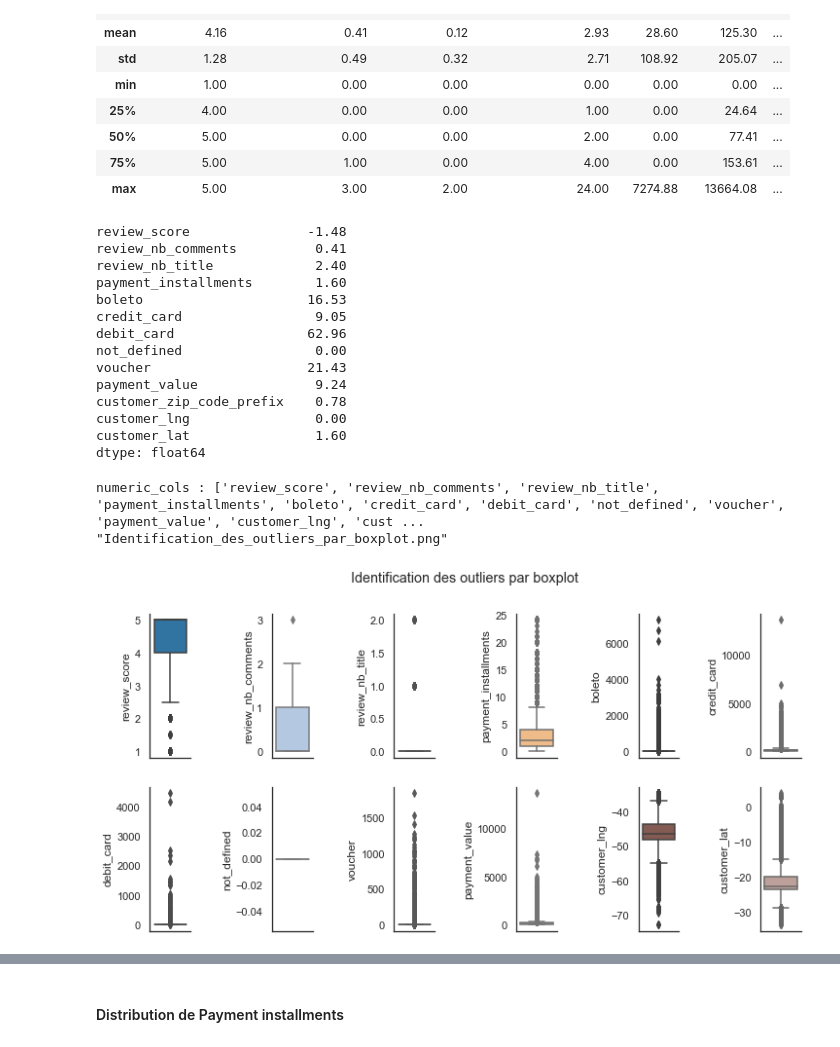
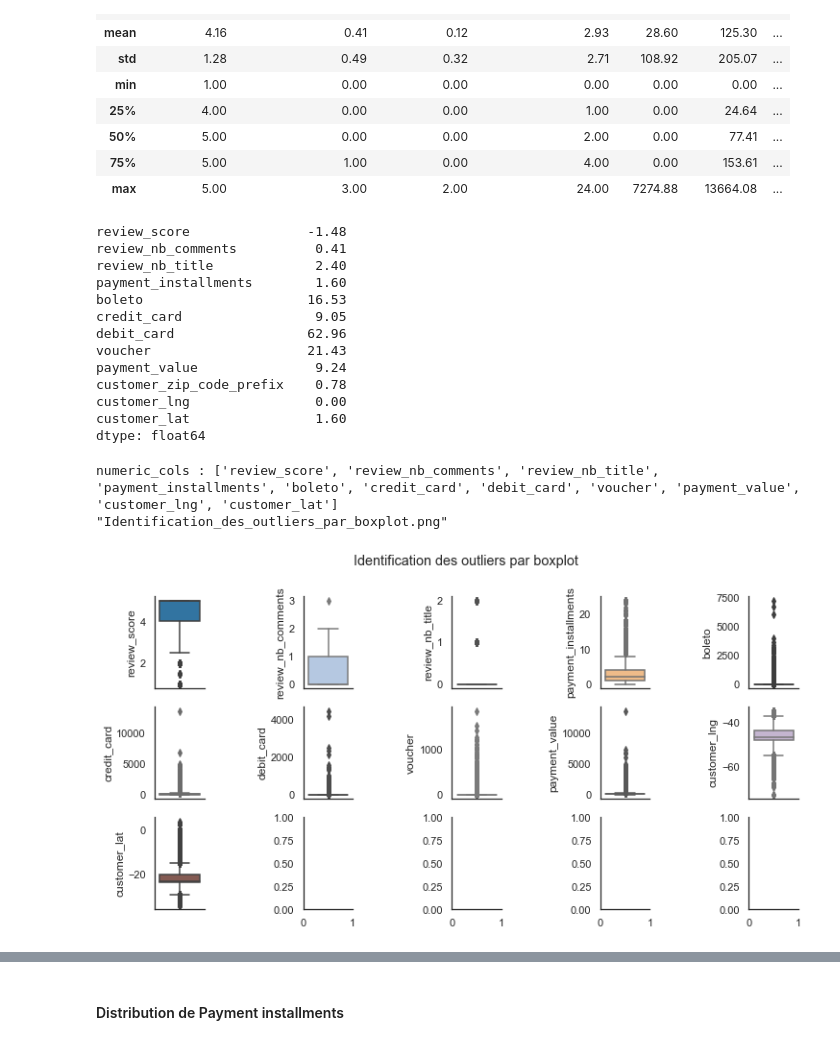
Before and after one commit to mrcreasey/oc-ds-p5-unsupervised-clustering, a Jupyter notebook: P5_01_analyse.ipynb, the cells around one changed output, grey strips where cells are left out. Cells and saved outputs as stored; diff of their text form; code cells hidden in the pictures.

```diff
--- a/P5_01_analyse.ipynb
+++ b/P5_01_analyse.ipynb
@@ -857,7 +861,7 @@ Les vendeurs sont concentrés dans les états du sud du brésil (Sao Paulo, Para
 # %%
 products_en = (products
                .merge(product_category_names, on='product_category_name', how='left')
-               .drop(columns=[])
+               .drop(columns=['product_width_cm','product_height_cm','product_length_cm'])
                )
 products_en.isna().sum().sort_values(ascending=False)
 # %% [output]
@@ -1038,6 +1039,7 @@ print(order_method.shape)
 
 order_payments_agg = pd.merge(
     order_method, order_payments_piv, on='order_id', how='inner')
+order_payments_agg = order_payments_agg.drop(columns='not_defined')
 order_payments_agg[order_payments_agg['voucher'] > 0].tail()
 # %% [output]
 (99440, 6)
@@ -1356,7 +1353,6 @@ payment_installments        1.60
 boleto                     16.53
 credit_card                 9.05
 debit_card                 62.96
-not_defined                 0.00
 voucher                    21.43
 payment_value               9.24
 customer_zip_code_prefix    0.78
@@ -1366,31 +1362,31 @@ dtype: float64
 # %%
 def plot_colonnes_as_box(df: pd.DataFrame, figsize=(12, 6)):
     # mean and median in centre if normal
     numeric_cols = df.select_dtypes('number').columns.tolist()
     print(f'numeric_cols : {numeric_cols}')
     n_rows = 2
-    n_cols = (len(numeric_cols)+1) // n_rows
+    n_cols = (len(numeric_cols)) // n_rows
     if (len(numeric_cols) % n_cols) > 0:
         n_rows += 1
     colors = sns.color_palette("tab20").as_hex()[:len(numeric_cols)+1]
     if len(colors) < len(numeric_cols):
         colors = colors + colors  # max 40 colonnes
     _, ax = plt.subplots(figsize=figsize, ncols=n_cols, nrows=n_rows)
     for i, col in enumerate(numeric_cols):
         sns.boxplot(y=df[col], ax=plt.subplot(
             n_rows, n_cols, i+1), color=colors[i])
         sns.despine()
     # espace entre les plots
     plt.subplots_adjust(wspace=2, hspace=0.2)
     plt.suptitle('Identification des outliers par boxplot')
     to_png()
 
 
 commandes.pipe(plot_colonnes_as_box)
 # %% [output]
-numeric_cols : ['review_score', 'review_nb_comments', 'review_nb_title', 'payment_installments', 'boleto', 'credit_card', 'debit_card', 'not_defined', 'voucher', 'payment_value', 'customer_lng', 'cust ...
+numeric_cols : ['review_score', 'review_nb_comments', 'review_nb_title', 'payment_installments', 'boleto', 'credit_card', 'debit_card', 'voucher', 'payment_value', 'customer_lng', 'customer_lat']
 "Identification_des_outliers_par_boxplot.png"
-[figure, old version]
+[figure, new version]
 # %%
 commandes.hist(figsize=(12, 9))
 sns.despine()
```
Also changed, not shown: parts of 29 cells of this notebook, 2 other files.
